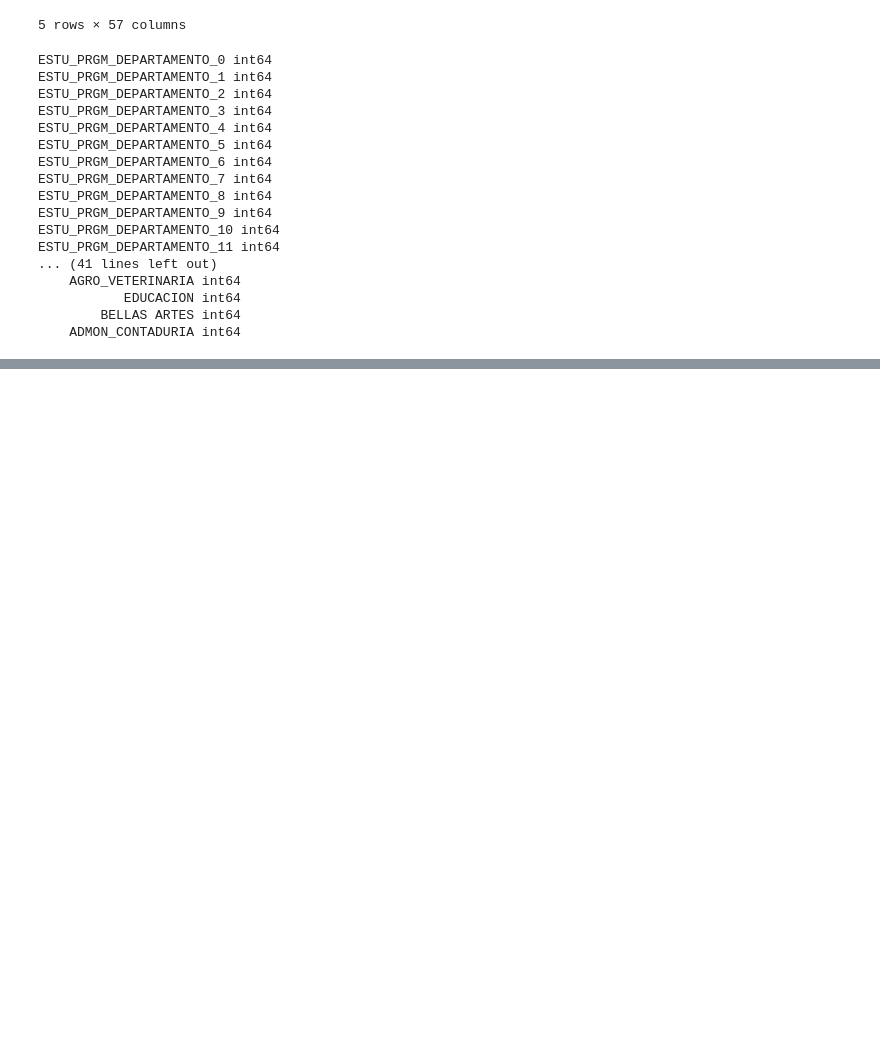
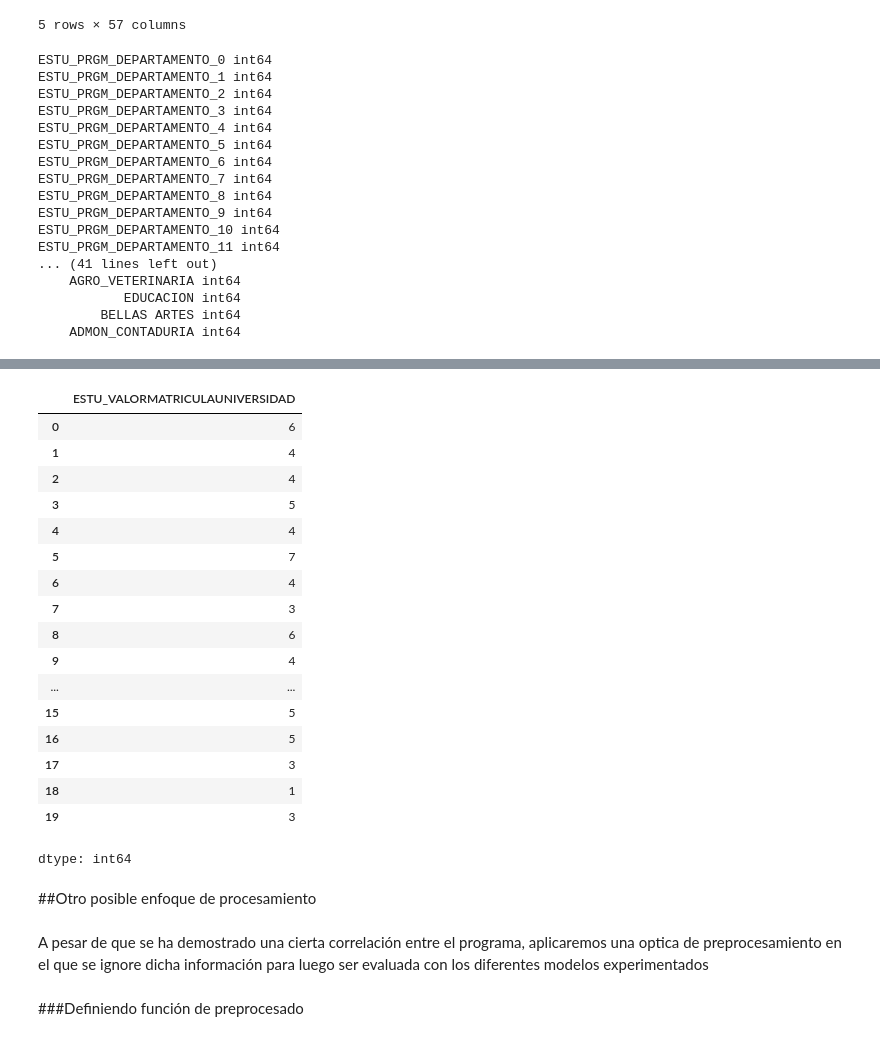
Before and after one commit to afflorezc/proyecto-modelos-de-sistemas-1, a Jupyter notebook: 02 - preprocesado.ipynb, the cells around one changed output, grey strips where cells are left out. Drawn from its saved outputs; the diff is of its cells as text; code cells hidden in the pictures; blank space fills up the shorter version.

Commit message:
model building and solution

```diff
--- a/02 - preprocesado.ipynb
+++ b/02 - preprocesado.ipynb
@@ -1363,0 +1585,5 @@ ESTU_PRGM_DEPARTAMENTO_11 int64
+# %%
+df = pd.read_csv("train.csv")
+df_processed = process_data(df)
+if df_processed is not None:
+  df_processed.head()
@@ -1363,0 +1625,27 @@ ESTU_PRGM_DEPARTAMENTO_11 int64
+# %%
+df_processed['ESTU_VALORMATRICULAUNIVERSIDAD'].head(20)
+# %% [output]
+|  | ESTU_VALORMATRICULAUNIVERSIDAD |
+| 0 | 6 |
+| 1 | 4 |
+| 2 | 4 |
+| 3 | 5 |
+| 4 | 4 |
+| 5 | 7 |
+| 6 | 4 |
+| 7 | 3 |
+| 8 | 6 |
+| 9 | 4 |
+| ... | ... |
+| 15 | 5 |
+| 16 | 5 |
+| 17 | 3 |
+| 18 | 1 |
+| 19 | 3 |
+dtype: int64
+# %% [markdown]
+##Otro posible enfoque de procesamiento
+# %% [markdown]
+A pesar de que se ha demostrado una cierta correlación entre el programa, aplicaremos una optica de preprocesamiento en el que se ignore dicha información para luego ser evaluada con los diferentes modelos experimentados
+# %% [markdown]
+###Definiendo función de preprocesado
```
Also changed, not shown: parts of 33 cells of this notebook, 8 other files.
